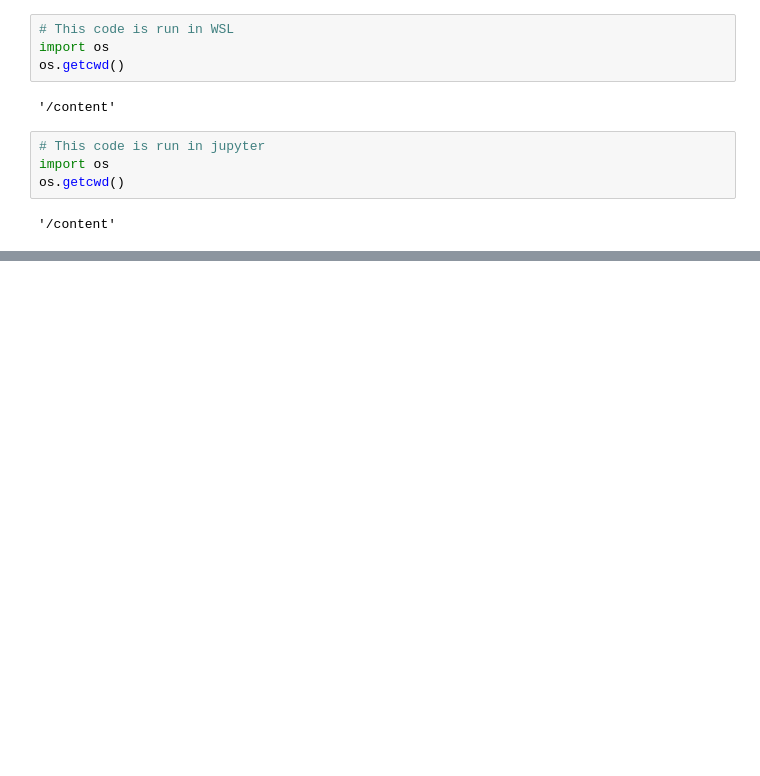
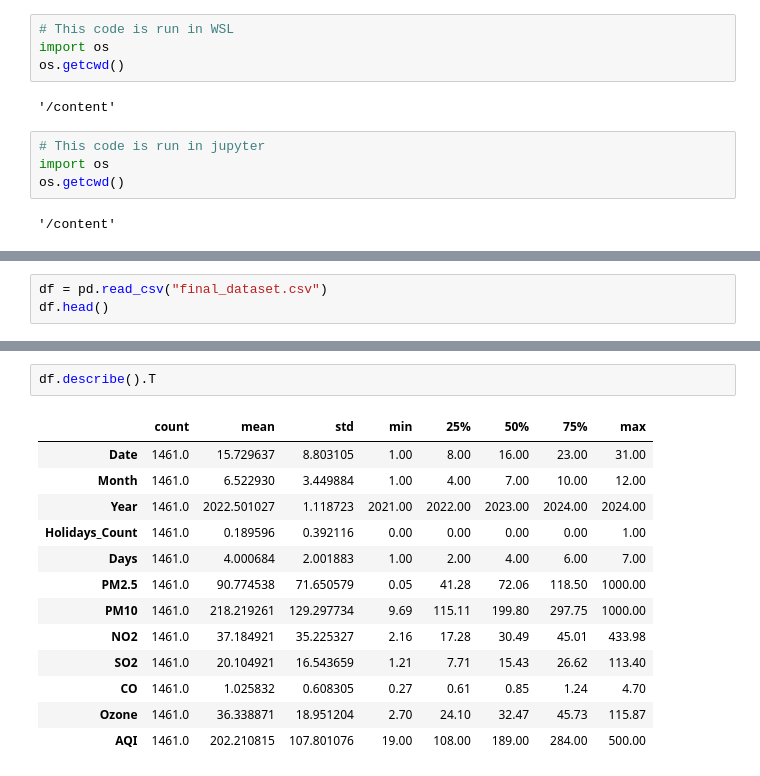
Before and after one commit to AnilAren/DataScience, a Jupyter notebook: 01_air_quality_project/notebooks/01_eda_air_quality.ipynb, the cells around one changed output, grey strips where cells are left out. Cells and saved outputs as stored; diff of their text form; blank space fills up the shorter version.

Commit message:
Loaded the data into DataFrame, working on describe trying to learn more about data still in progess... once this si done for all the features we will create a final conclusions and move on.

```diff
--- a/01_air_quality_project/notebooks/01_eda_air_quality.ipynb
+++ b/01_air_quality_project/notebooks/01_eda_air_quality.ipynb
@@ -12,0 +39,3 @@ os.getcwd()
+# %%
+df = pd.read_csv("final_dataset.csv")
+df.head()
@@ -12,0 +112,16 @@ os.getcwd()
+# %%
+df.describe().T
+# %% [output]
+|  | count | mean | std | min | 25% | 50% | 75% | max |
+| Date | 1461.0 | 15.729637 | 8.803105 | 1.00 | 8.00 | 16.00 | 23.00 | 31.00 |
+| Month | 1461.0 | 6.522930 | 3.449884 | 1.00 | 4.00 | 7.00 | 10.00 | 12.00 |
+| Year | 1461.0 | 2022.501027 | 1.118723 | 2021.00 | 2022.00 | 2023.00 | 2024.00 | 2024.00 |
+| Holidays_Count | 1461.0 | 0.189596 | 0.392116 | 0.00 | 0.00 | 0.00 | 0.00 | 1.00 |
+| Days | 1461.0 | 4.000684 | 2.001883 | 1.00 | 2.00 | 4.00 | 6.00 | 7.00 |
+| PM2.5 | 1461.0 | 90.774538 | 71.650579 | 0.05 | 41.28 | 72.06 | 118.50 | 1000.00 |
+| PM10 | 1461.0 | 218.219261 | 129.297734 | 9.69 | 115.11 | 199.80 | 297.75 | 1000.00 |
+| NO2 | 1461.0 | 37.184921 | 35.225327 | 2.16 | 17.28 | 30.49 | 45.01 | 433.98 |
+| SO2 | 1461.0 | 20.104921 | 16.543659 | 1.21 | 7.71 | 15.43 | 26.62 | 113.40 |
+| CO | 1461.0 | 1.025832 | 0.608305 | 0.27 | 0.61 | 0.85 | 1.24 | 4.70 |
+| Ozone | 1461.0 | 36.338871 | 18.951204 | 2.70 | 24.10 | 32.47 | 45.73 | 115.87 |
+| AQI | 1461.0 | 202.210815 | 107.801076 | 19.00 | 108.00 | 189.00 | 284.00 | 500.00 |
```
Also changed, not shown: parts of 13 cells of this notebook.
